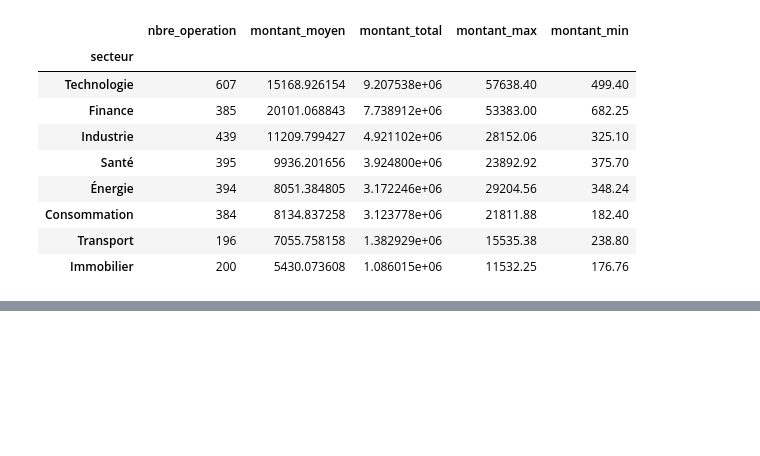
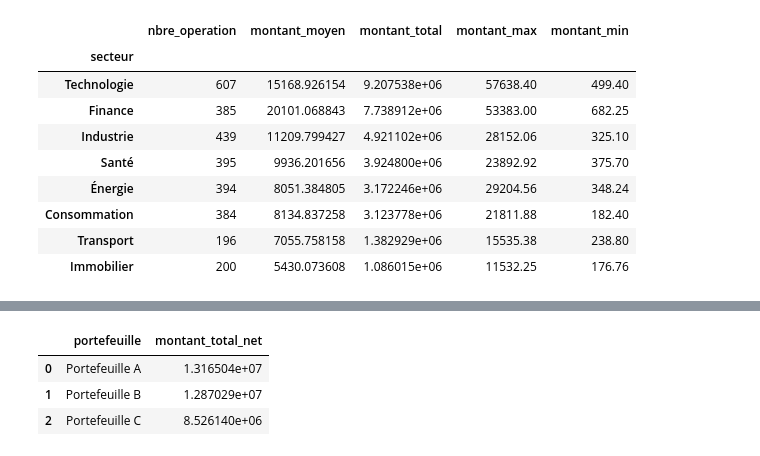
Before and after one commit to ulrichtoussom/stock_market_analysis_with_pandas, a Jupyter notebook: stock_market.ipynb, the cells around one changed output, grey strips where cells are left out. Cells and saved outputs as stored; diff of their text form; code cells hidden in the pictures; blank space fills up the shorter version.

```diff
--- a/stock_market.ipynb
+++ b/stock_market.ipynb
@@ -219,0 +226,9 @@ Name: montant_brut, dtype: float64
+# %%
+#  Calculez le montant total (`montant_net`) par `portefeuille`
+
+display( transactions.groupby('portefeuille')['montant_net'].sum().reset_index(name='montant_total_net'))
+# %% [output]
+|  | portefeuille | montant_total_net |
+| 0 | Portefeuille A | 1.316504e+07 |
+| 1 | Portefeuille B | 1.287029e+07 |
+| 2 | Portefeuille C | 8.526140e+06 |
```
Also changed, not shown: parts of 12 cells of this notebook, 1 other file.
